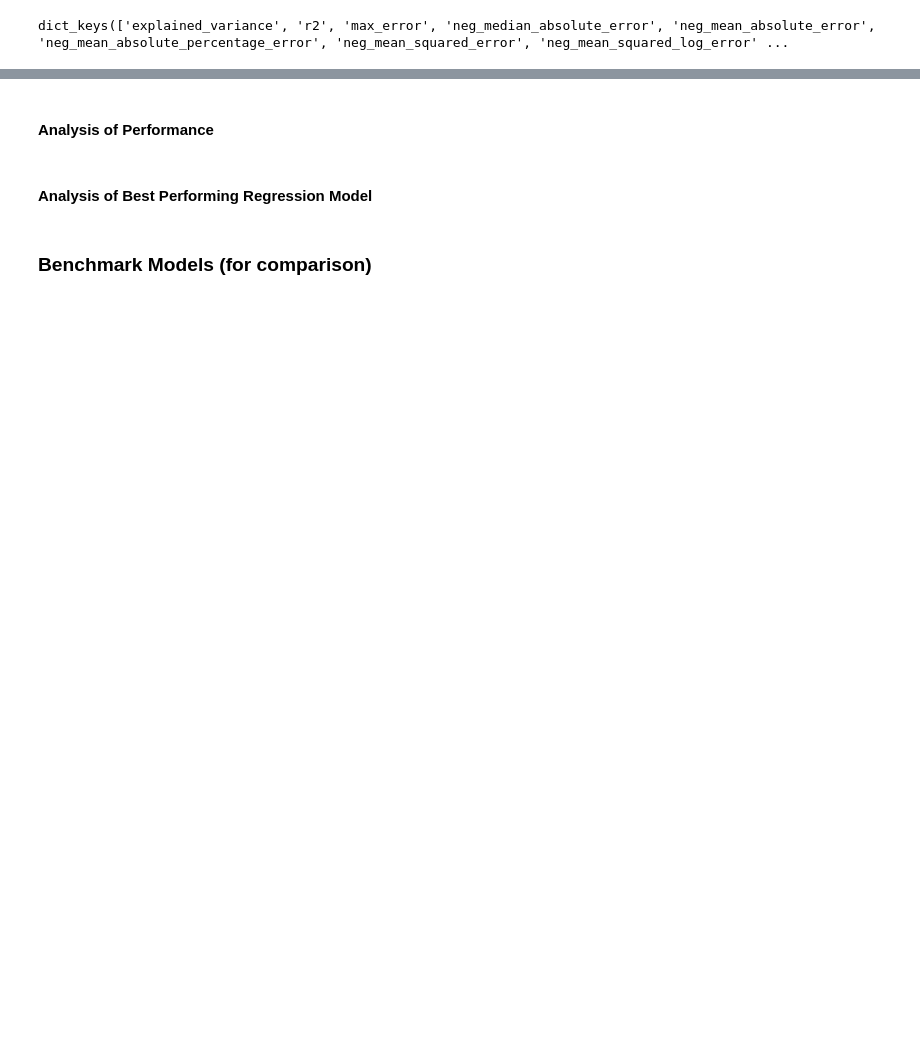
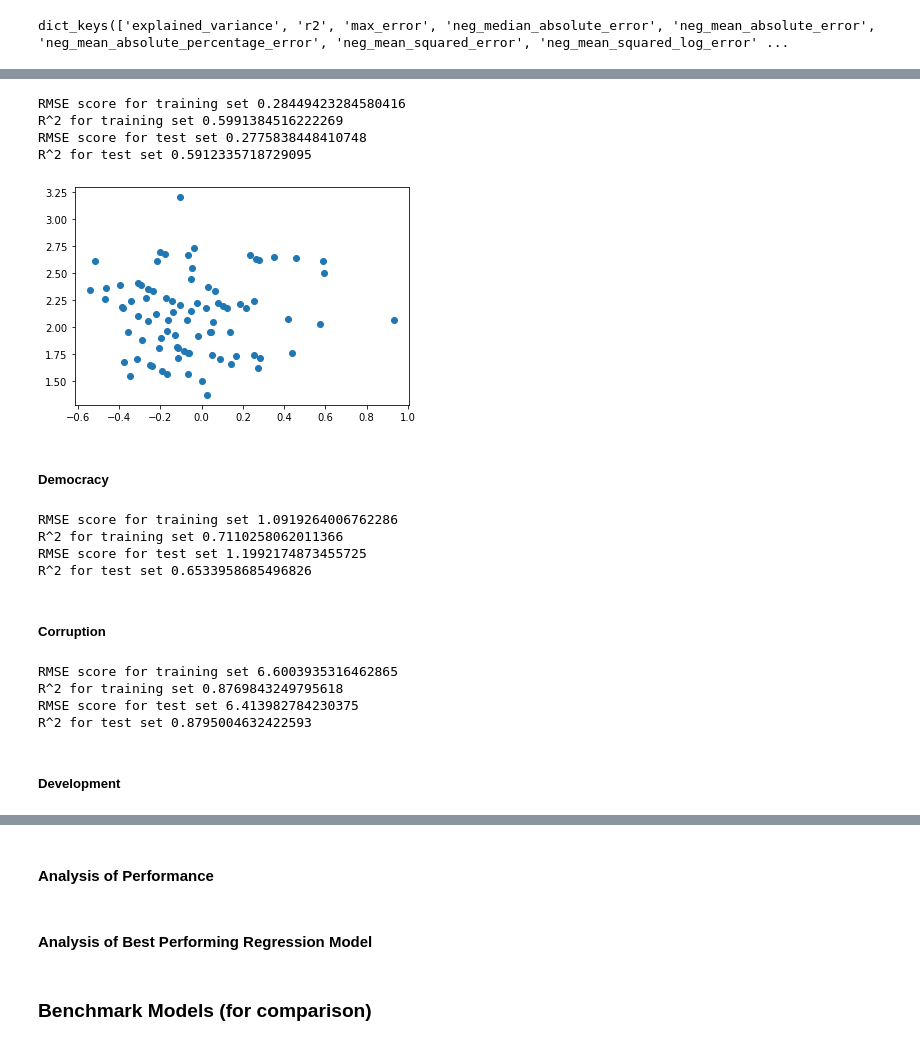
Before and after one commit to kr1k-boop/Analysis-of-Influence-of-Internet-on-National-Development, a Jupyter notebook: Models_DAProj.ipynb, the cells around one changed output, grey strips where cells are left out. Drawn from its saved outputs; the diff is of its cells as text; code cells hidden in the pictures; blank space fills up the shorter version.

```diff
--- a/Models_DAProj.ipynb
+++ b/Models_DAProj.ipynb
@@ -588,0 +761,36 @@ print("R^2 for test set", r2_score(y_test, pred_test_enet))
+# %%
+# define model
+model_elastic = ElasticNet()
+# define model evaluation method
+cv_elastic = RepeatedKFold(n_splits=10, n_repeats=3, random_state=1)
+# define grid
+grid = dict()
+grid['alpha'] = [1e-5, 1e-4, 1e-3, 1e-2, 1e-1, 0.0, 1.0, 10.0, 100.0]
+grid['l1_ratio'] = np.arange(0, 1, 0.01)
+# define search
+search_elastic_peace = GridSearchCV(model_elastic, grid, scoring='neg_root_mean_squared_error', cv=cv_elastic, n_jobs=-1)
+# perform the search
+results_peace = search_elastic_peace.fit(X, y_peace)
+# summarize
+#print('Config: %s' % results.best_params_)
+# %%
+pred_train_enet_peace= search_elastic_peace.predict(X_peace_train)
+print("RMSE score for training set", np.sqrt(mean_squared_error(y_peace_train,pred_train_enet_peace)))
+print("R^2 for training set", r2_score(y_peace_train, pred_train_enet_peace))
+
+pred_test_enet_peace= search_elastic_peace.predict(X_peace_test)
+print("RMSE score for test set", np.sqrt(mean_squared_error(y_peace_test,pred_test_enet_peace)))
+print("R^2 for test set", get_adj_r_squared(r2_score(y_peace_test, pred_test_enet_peace),429,52))
+# %% [output]
+RMSE score for training set 0.28449423284580416
+R^2 for training set 0.5991384516222269
+RMSE score for test set 0.2775838448410748
+R^2 for test set 0.5912335718729095
+# %%
+residuals = y_peace_test - pred_test_enet_peace
+plt.scatter(residuals, pred_test_enet_peace)
+plt.show()
+# %% [output]
+[figure, added]
+# %% [markdown]
+##### Democracy
@@ -588,0 +812,15 @@ print("R^2 for test set", r2_score(y_test, pred_test_enet))
+# %%
+pred_train_enet_dem= search_elastic_dem.predict(X_dem_train)
+print("RMSE score for training set", np.sqrt(mean_squared_error(y_dem_train,pred_train_enet_dem)))
+print("R^2 for training set", r2_score(y_dem_train, pred_train_enet_dem))
+
+pred_test_enet_dem= search_elastic_dem.predict(X_dem_test)
+print("RMSE score for test set", np.sqrt(mean_squared_error(y_dem_test,pred_test_enet_dem)))
+print("R^2 for test set", get_adj_r_squared(r2_score(y_dem_test, pred_test_enet_dem),429,52))
+# %% [output]
+RMSE score for training set 1.0919264006762286
+R^2 for training set 0.7110258062011366
+RMSE score for test set 1.1992174873455725
+R^2 for test set 0.6533958685496826
+# %% [markdown]
+##### Corruption
@@ -588,0 +842,15 @@ print("R^2 for test set", r2_score(y_test, pred_test_enet))
+# %%
+pred_train_enet_corr= search_elastic_corr.predict(X_corr_train)
+print("RMSE score for training set", np.sqrt(mean_squared_error(y_corr_train,pred_train_enet_corr)))
+print("R^2 for training set", r2_score(y_corr_train, pred_train_enet_corr))
+
+pred_test_enet_corr= search_elastic_corr.predict(X_corr_test)
+print("RMSE score for test set", np.sqrt(mean_squared_error(y_corr_test,pred_test_enet_corr)))
+print("R^2 for test set", get_adj_r_squared(r2_score(y_corr_test, pred_test_enet_corr),429,52))
+# %% [output]
+RMSE score for training set 6.6003935316462865
+R^2 for training set 0.8769843249795618
+RMSE score for test set 6.413982784230375
+R^2 for test set 0.8795004632422593
+# %% [markdown]
+##### Development
```
Also changed, not shown: parts of 74 cells of this notebook.
